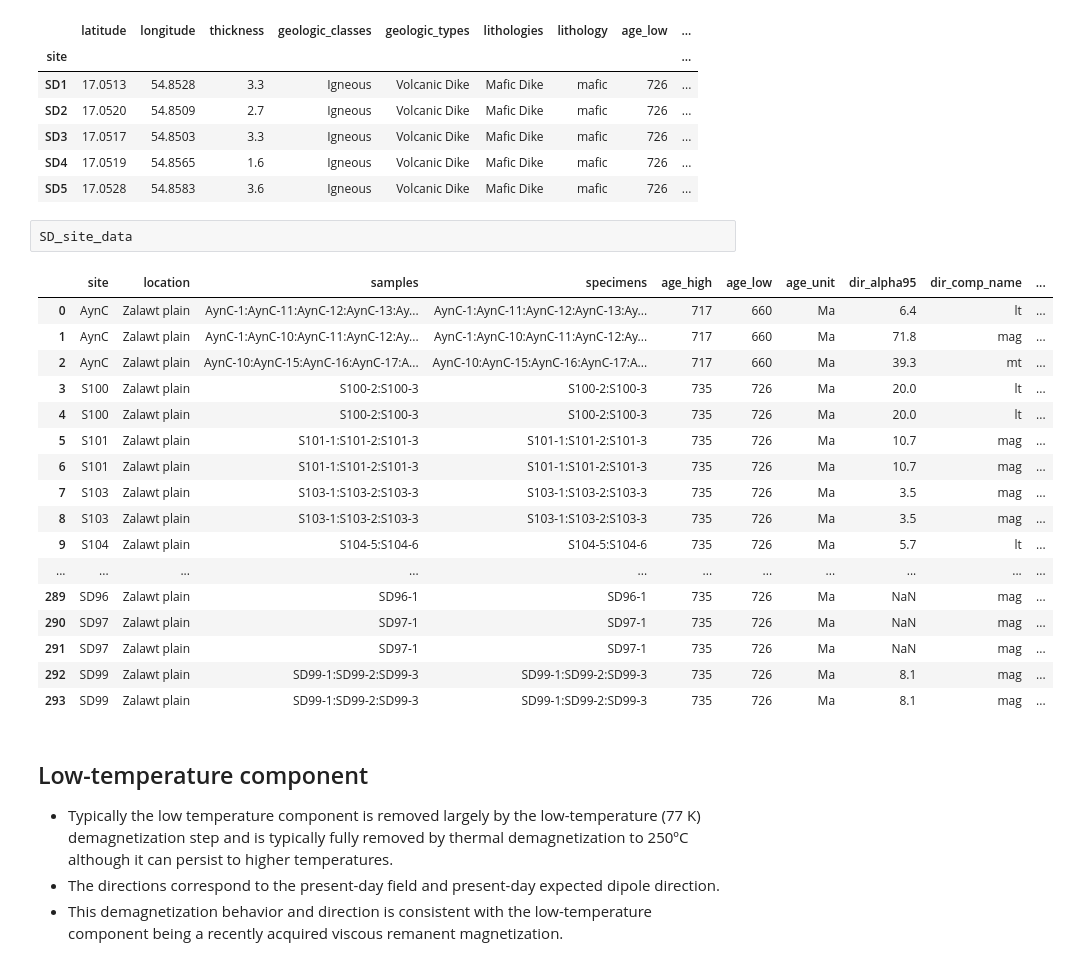
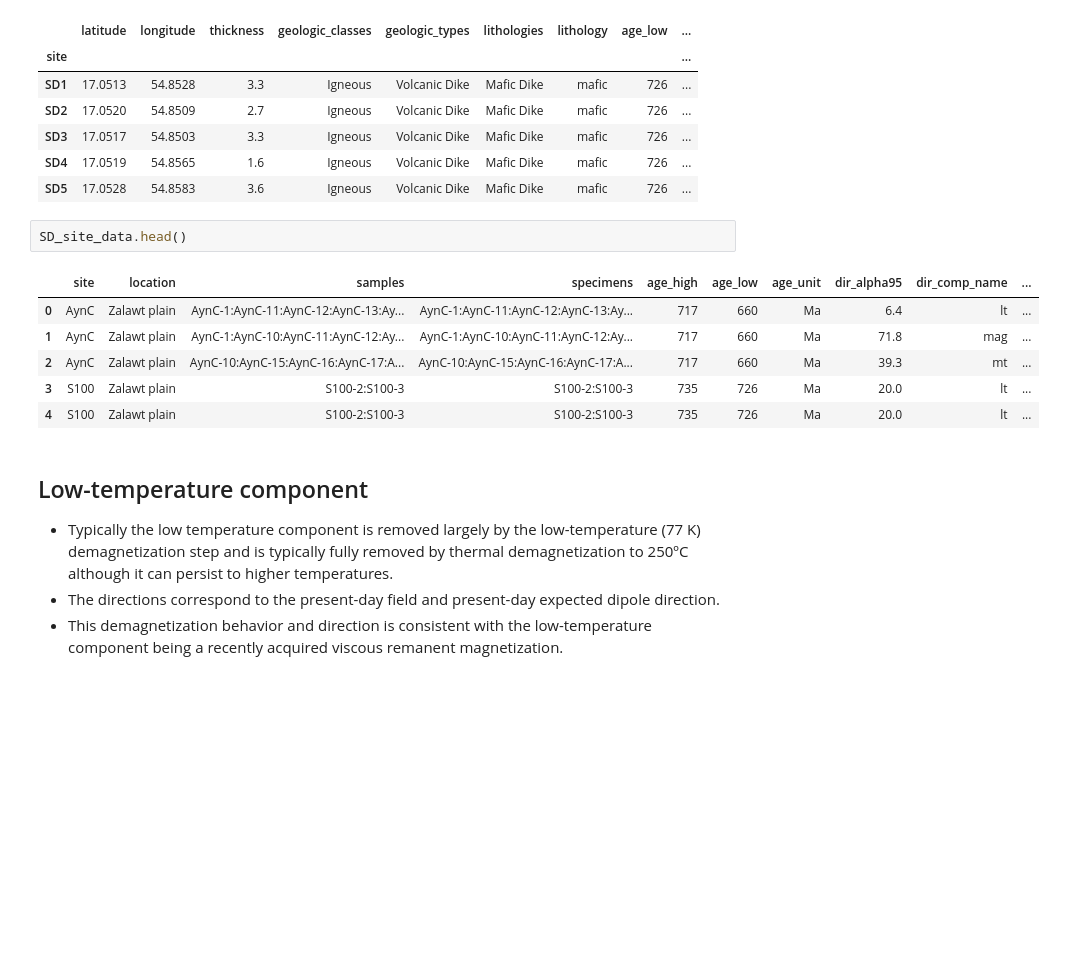
Before and after one commit to Swanson-Hysell-Group/2025_Oman_Paleogeography, a Jupyter notebook: code/dike_paleomagnetism.ipynb, the cells around one changed output. Cells and saved outputs as stored; diff of their text form; blank space fills up the shorter version.

```diff
--- a/code/dike_paleomagnetism.ipynb
+++ b/code/dike_paleomagnetism.ipynb
@@ -69,25 +72,14 @@ SD_site_info.head()
 | SD4 | 17.0519 | 54.8565 | 1.6 | Igneous | Volcanic Dike | Mafic Dike | mafic | 726 | ... |
 | SD5 | 17.0528 | 54.8583 | 3.6 | Igneous | Volcanic Dike | Mafic Dike | mafic | 726 | ... |
 # %%
-SD_site_data
+SD_site_data.head()
 # %% [output]
 |  | site | location | samples | specimens | age_high | age_low | age_unit | dir_alpha95 | dir_comp_name | ... |
 | 0 | AynC | Zalawt plain | AynC-1:AynC-11:AynC-12:AynC-13:Ay... | AynC-1:AynC-11:AynC-12:AynC-13:Ay... | 717 | 660 | Ma | 6.4 | lt | ... |
 | 1 | AynC | Zalawt plain | AynC-1:AynC-10:AynC-11:AynC-12:Ay... | AynC-1:AynC-10:AynC-11:AynC-12:Ay... | 717 | 660 | Ma | 71.8 | mag | ... |
 | 2 | AynC | Zalawt plain | AynC-10:AynC-15:AynC-16:AynC-17:A... | AynC-10:AynC-15:AynC-16:AynC-17:A... | 717 | 660 | Ma | 39.3 | mt | ... |
 | 3 | S100 | Zalawt plain | S100-2:S100-3 | S100-2:S100-3 | 735 | 726 | Ma | 20.0 | lt | ... |
 | 4 | S100 | Zalawt plain | S100-2:S100-3 | S100-2:S100-3 | 735 | 726 | Ma | 20.0 | lt | ... |
-| 5 | S101 | Zalawt plain | S101-1:S101-2:S101-3 | S101-1:S101-2:S101-3 | 735 | 726 | Ma | 10.7 | mag | ... |
-| 6 | S101 | Zalawt plain | S101-1:S101-2:S101-3 | S101-1:S101-2:S101-3 | 735 | 726 | Ma | 10.7 | mag | ... |
-| 7 | S103 | Zalawt plain | S103-1:S103-2:S103-3 | S103-1:S103-2:S103-3 | 735 | 726 | Ma | 3.5 | mag | ... |
-| 8 | S103 | Zalawt plain | S103-1:S103-2:S103-3 | S103-1:S103-2:S103-3 | 735 | 726 | Ma | 3.5 | mag | ... |
-| 9 | S104 | Zalawt plain | S104-5:S104-6 | S104-5:S104-6 | 735 | 726 | Ma | 5.7 | lt | ... |
-| ... | ... | ... | ... | ... | ... | ... | ... | ... | ... | ... |
-| 289 | SD96 | Zalawt plain | SD96-1 | SD96-1 | 735 | 726 | Ma | NaN | mag | ... |
-| 290 | SD97 | Zalawt plain | SD97-1 | SD97-1 | 735 | 726 | Ma | NaN | mag | ... |
-| 291 | SD97 | Zalawt plain | SD97-1 | SD97-1 | 735 | 726 | Ma | NaN | mag | ... |
-| 292 | SD99 | Zalawt plain | SD99-1:SD99-2:SD99-3 | SD99-1:SD99-2:SD99-3 | 735 | 726 | Ma | 8.1 | mag | ... |
-| 293 | SD99 | Zalawt plain | SD99-1:SD99-2:SD99-3 | SD99-1:SD99-2:SD99-3 | 735 | 726 | Ma | 8.1 | mag | ... |
 # %% [markdown]
 ## Low-temperature component
 
```
Also changed, not shown: parts of 28 cells of this notebook, 3 other files.
